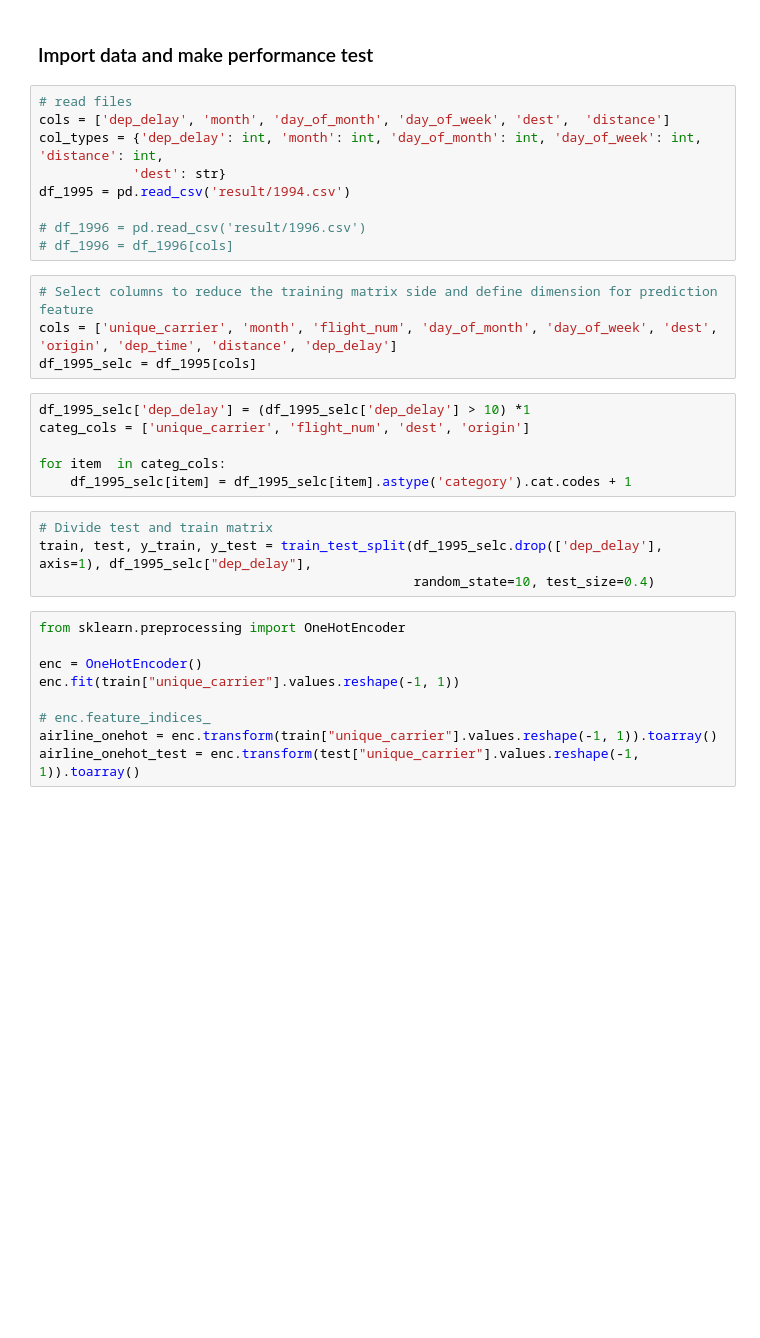
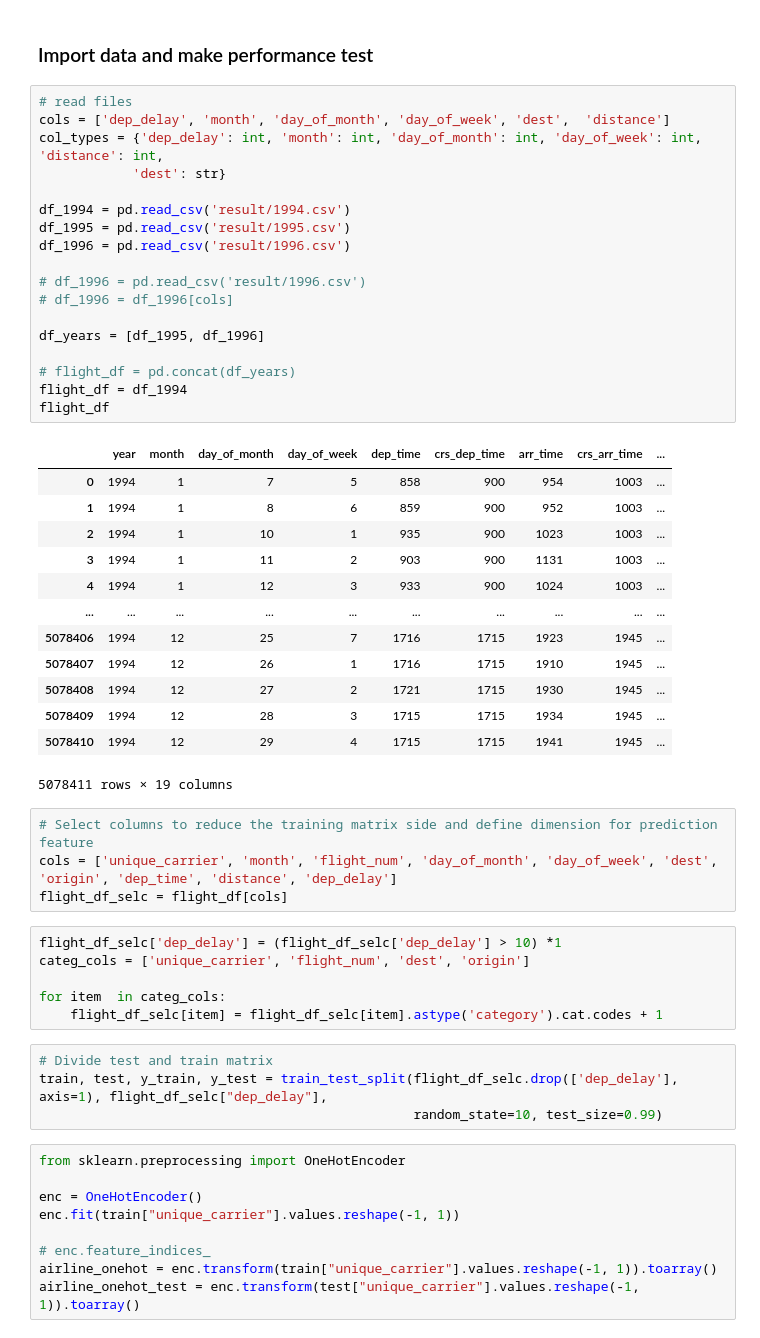
Before and after one commit to liemnt/test-flight-business-intelligence, a Jupyter notebook: loadTrainingModelAndPredict.ipynb, the cells around one changed output. Cells and saved outputs as stored; diff of their text form; blank space fills up the shorter version.

```diff
--- a/loadTrainingModelAndPredict.ipynb
+++ b/loadTrainingModelAndPredict.ipynb
@@ -35,26 +35,49 @@ clf_rf = pickle.load(open(result_location_path, "rb"))
 # %%
 # read files
 cols = ['dep_delay', 'month', 'day_of_month', 'day_of_week', 'dest',  'distance']
 col_types = {'dep_delay': int, 'month': int, 'day_of_month': int, 'day_of_week': int, 'distance': int,
             'dest': str}
-df_1995 = pd.read_csv('result/1994.csv')
+
+df_1994 = pd.read_csv('result/1994.csv')
+df_1995 = pd.read_csv('result/1995.csv')
+df_1996 = pd.read_csv('result/1996.csv')
 
 # df_1996 = pd.read_csv('result/1996.csv')
 # df_1996 = df_1996[cols]
+
+df_years = [df_1995, df_1996]
+
+# flight_df = pd.concat(df_years)
+flight_df = df_1994
+flight_df
+# %% [output]
+|  | year | month | day_of_month | day_of_week | dep_time | crs_dep_time | arr_time | crs_arr_time | ... |
+| 0 | 1994 | 1 | 7 | 5 | 858 | 900 | 954 | 1003 | ... |
+| 1 | 1994 | 1 | 8 | 6 | 859 | 900 | 952 | 1003 | ... |
+| 2 | 1994 | 1 | 10 | 1 | 935 | 900 | 1023 | 1003 | ... |
+| 3 | 1994 | 1 | 11 | 2 | 903 | 900 | 1131 | 1003 | ... |
+| 4 | 1994 | 1 | 12 | 3 | 933 | 900 | 1024 | 1003 | ... |
+| ... | ... | ... | ... | ... | ... | ... | ... | ... | ... |
+| 5078406 | 1994 | 12 | 25 | 7 | 1716 | 1715 | 1923 | 1945 | ... |
+| 5078407 | 1994 | 12 | 26 | 1 | 1716 | 1715 | 1910 | 1945 | ... |
+| 5078408 | 1994 | 12 | 27 | 2 | 1721 | 1715 | 1930 | 1945 | ... |
+| 5078409 | 1994 | 12 | 28 | 3 | 1715 | 1715 | 1934 | 1945 | ... |
+| 5078410 | 1994 | 12 | 29 | 4 | 1715 | 1715 | 1941 | 1945 | ... |
+5078411 rows × 19 columns
 # %%
 # Select columns to reduce the training matrix side and define dimension for prediction feature
 cols = ['unique_carrier', 'month', 'flight_num', 'day_of_month', 'day_of_week', 'dest', 'origin', 'dep_time', 'distance', 'dep_delay']
-df_1995_selc = df_1995[cols]
+flight_df_selc = flight_df[cols]
 # %%
-df_1995_selc['dep_delay'] = (df_1995_selc['dep_delay'] > 10) *1
+flight_df_selc['dep_delay'] = (flight_df_selc['dep_delay'] > 10) *1
 categ_cols = ['unique_carrier', 'flight_num', 'dest', 'origin']
 
 for item  in categ_cols:
-    df_1995_selc[item] = df_1995_selc[item].astype('category').cat.codes + 1
+    flight_df_selc[item] = flight_df_selc[item].astype('category').cat.codes + 1
 # %%
 # Divide test and train matrix
-train, test, y_train, y_test = train_test_split(df_1995_selc.drop(['dep_delay'], axis=1), df_1995_selc["dep_delay"],
-                                                random_state=10, test_size=0.4)
+train, test, y_train, y_test = train_test_split(flight_df_selc.drop(['dep_delay'], axis=1), flight_df_selc["dep_delay"],
+                                                random_state=10, test_size=0.99)
 # %%
 from sklearn.preprocessing import OneHotEncoder
 
```
Also changed, not shown: parts of 2 cells of this notebook, 1 other file.
